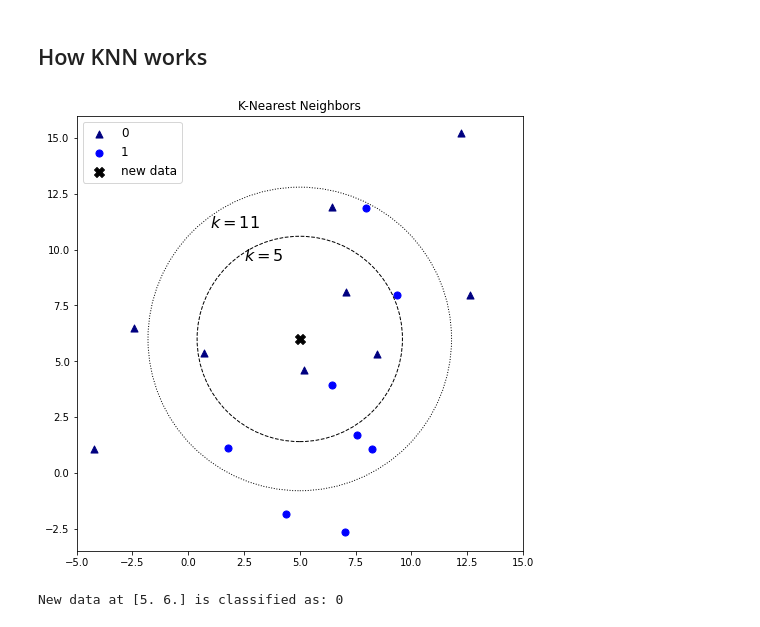
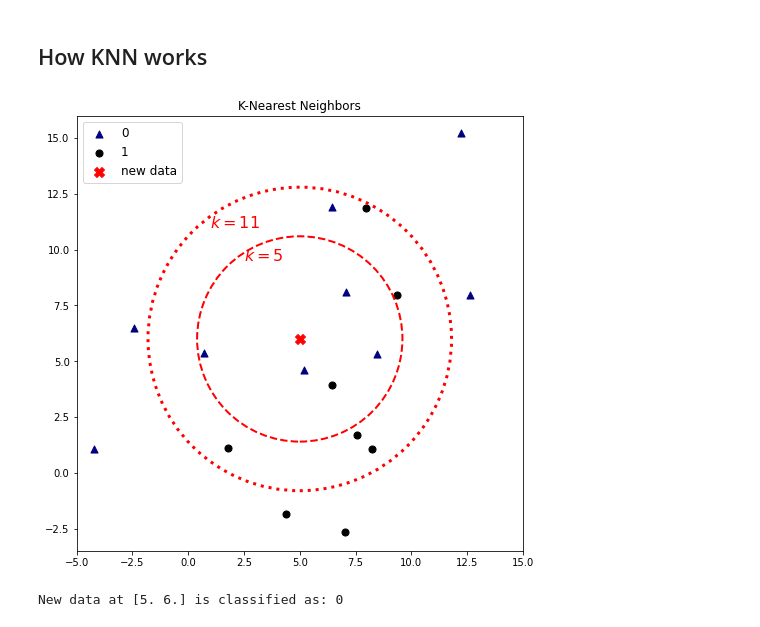
Before and after one commit to jchen8000/MLDLWithPython, a Jupyter notebook: 4_07_KNearest_Neighbors/K_Nearest_Neighbors_Introduction.ipynb, the cells around one changed output. Saved outputs shown, nothing was run; the diff lists cells and outputs as text; code cells hidden in the pictures.

```diff
--- a/4_07_KNearest_Neighbors/K_Nearest_Neighbors_Introduction.ipynb
+++ b/4_07_KNearest_Neighbors/K_Nearest_Neighbors_Introduction.ipynb
@@ -15,30 +15,30 @@ from sklearn import metrics
 # %%
 r = [4.6, 6.8]
 k = [5, 11]
 X, y = make_blobs(n_samples=30, centers=2, cluster_std=6.0, random_state=8)
 X = np.float32(X)
 A = X[y.ravel()==0]
 B = X[y.ravel()==1]
 plt.figure(figsize=(8, 8))
 plt.scatter(A[:, 0], A[:, 1], marker='^', s=50, c='navy', label='0')
-plt.scatter(B[:, 0], B[:, 1], marker='o', s=50, c='blue', label='1')
+plt.scatter(B[:, 0], B[:, 1], marker='o', s=50, c='black', label='1')
 new_point = np.array([[5.0, 6.0]])
-plt.scatter(new_point[:, 0], new_point[:, 1], s=100, marker='X', c='k', label='new data')
-circle1 = plt.Circle((new_point[:, 0], new_point[:, 1]), r[0], color='k', linestyle='--', fill=False)
-circle2 = plt.Circle((new_point[:, 0], new_point[:, 1]), r[1], color='k', linestyle=':', fill=False)
+plt.scatter(new_point[:, 0], new_point[:, 1], s=100, marker='X', c='r', label='new data')
+circle1 = plt.Circle((new_point[:, 0], new_point[:, 1]), r[0], color='r', lw=2, ls='--', fill=False)
+circle2 = plt.Circle((new_point[:, 0], new_point[:, 1]), r[1], color='r', lw=3, ls=':', fill=False)
 plt.gca().add_patch(circle1)
 plt.gca().add_patch(circle2)
-plt.text(2.5, 9.5, r"$k=" + str(k[0])+"$", fontsize=16, c='k')
-plt.text(1.0, 11.0, r"$k=" + str(k[1])+"$", fontsize=16, c='k')
+plt.text(2.5, 9.5, r"$k=" + str(k[0])+"$", fontsize=16, c='r')
+plt.text(1.0, 11.0, r"$k=" + str(k[1])+"$", fontsize=16, c='r')
 plt.axis('equal')
 plt.ylim((-2.5, 15))
 plt.xlim((-5, 15))
 plt.legend(loc='best', fontsize=12)
 plt.title("K-Nearest Neighbors")
 plt.savefig("knn_introduction.svg", format="svg", transparent=True, bbox_inches='tight')
 plt.show()
 # %% [output]
-[figure, old version]
+[figure, new version]
 # %%
 k = 5
 knn = KNeighborsClassifier(n_neighbors=k)
```
Also changed, not shown: parts of 2 cells of this notebook.
